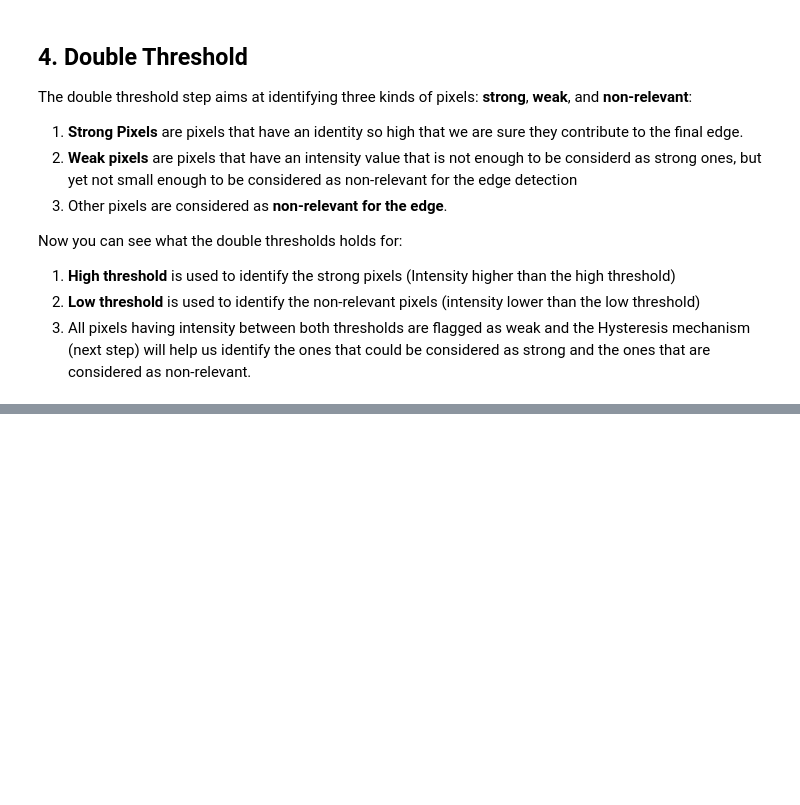
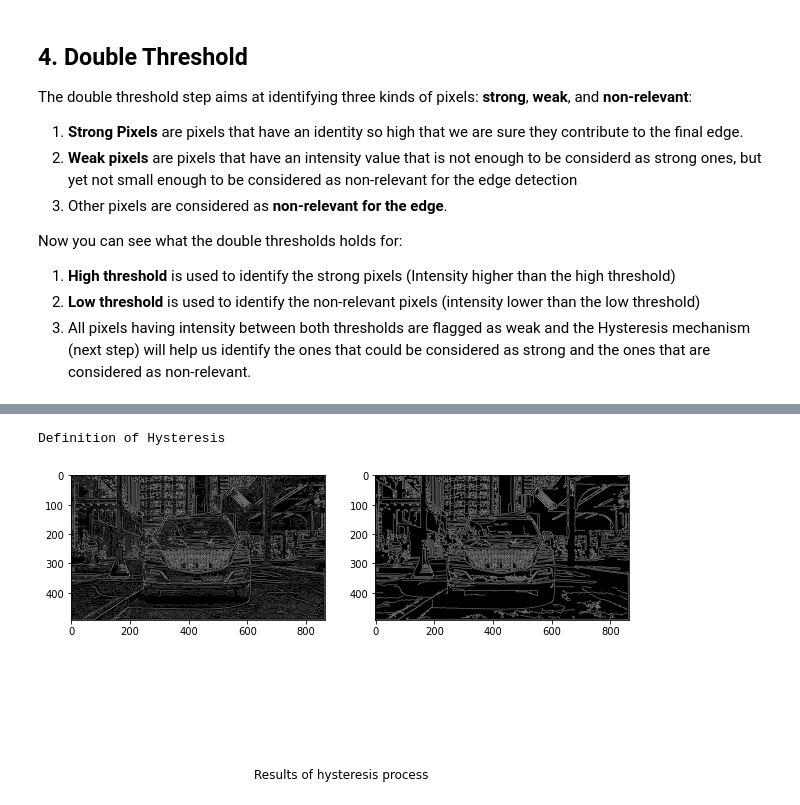
Before and after one commit to mckang6113875/AP_Test_OPEN, a Jupyter notebook: Image_Processing_edit1.ipynb, the cells around one changed output, grey strips where cells are left out. Cells and saved outputs as stored; diff of their text form; code cells hidden in the pictures; blank space fills up the shorter version.

```diff
--- a/Image_Processing_edit1.ipynb
+++ b/Image_Processing_edit1.ipynb
@@ -295,0 +329,47 @@ Now you can see what the double thresholds holds for:
+# %%
+d = np.array ([[1, 1, 1, 0, 0, -1, -1, -1], [1, 0, -1, 1, -1, 1, 0, -1]])
+
+def trackEdge(img, i, j, weak=127, strong=255):
+    img[i,j] = strong
+    idxs =np.array([[i], [j]]) + d
+    for p,q in zip(idxs[0], idxs[1]):
+        try:
+            if img[p,q] == weak:
+                trackEdge(img, p, q)
+        except IndexError:
+            pass
+
+
+def hysteresis (img, weak, strong = 255):
+    strongIdx = np.where(img == strong)
+
+    for i, j in zip(strongIdx[0], strongIdx[1]):
+        idxs = np.array([[i], [j]]) + d
+        for p, q in zip(idxs[0], idxs[1]):
+            try:
+                if img [p,q] == weak:
+                    trackEdge(img, p, q)
+            except IndexError:
+                pass
+
+    weakIdx = np.where(img == weak)
+    for i,j in zip(weakIdx[0], weakIdx[1]):
+        img[i,j] = 0
+
+    return img
+
+print ('Definition of Hysteresis')
+# %% [output]
+Definition of Hysteresis
+# %%
+finalImg = Zthresh.copy()
+finalImg = hysteresis (finalImg, weak)
+
+fig, axs = plt.subplots(1,2, figsize=(10, 6.5))
+axs[0].imshow(Zthresh, cmap='gray')
+axs[1].imshow(finalImg, cmap='gray')
+txt='Results of hysteresis process'
+plt.figtext(0.5, 0.01, txt, wrap=True, horizontalalignment='center', fontsize=12)
+plt.show()
+# %% [output]
+[figure, added]
```
Also changed, not shown: parts of 6 cells of this notebook.
